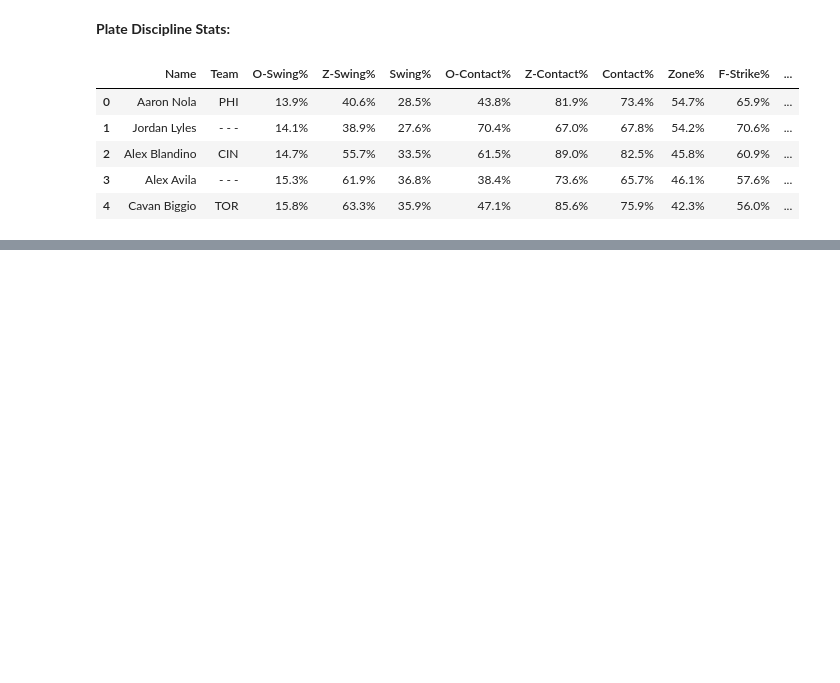
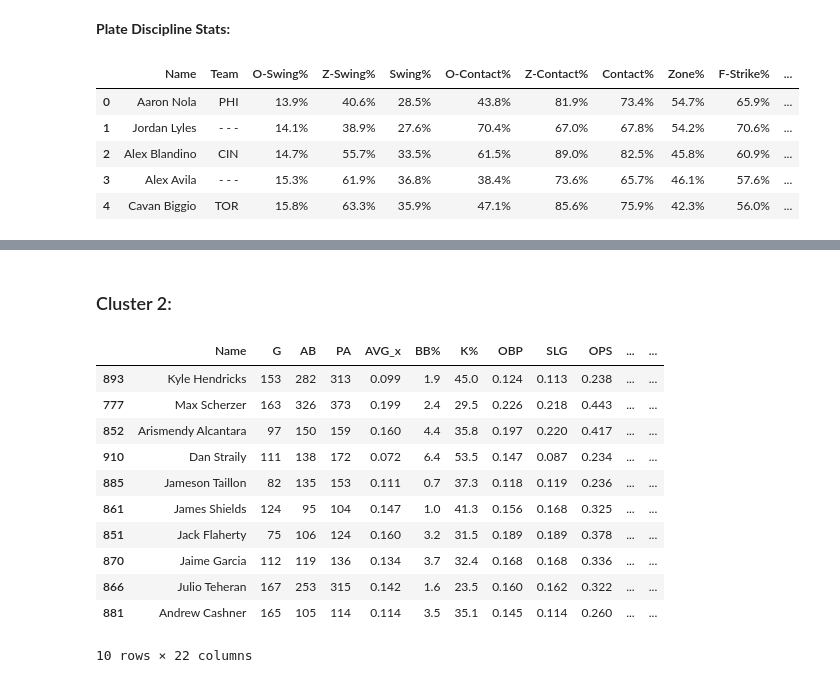
Before and after one commit to pbovard63/Predicting_MLB_Pitches, a Jupyter notebook: Clustering/Batter_Clustering.ipynb, the cells around one changed output, grey strips where cells are left out. Cells and saved outputs as stored; diff of their text form; code cells hidden in the pictures; blank space fills up the shorter version.

```diff
--- a/Clustering/Batter_Clustering.ipynb
+++ b/Clustering/Batter_Clustering.ipynb
@@ -315,0 +465,17 @@ fg_pd_df.head()
+# %% [markdown]
+### Cluster 2:
+# %%
+fg_combined_final[fg_combined_final.Cluster == 2].sample(10)
+# %% [output]
+|  | Name | G | AB | PA | AVG_x | BB% | K% | OBP | SLG | OPS | ... | ... |
+| 893 | Kyle Hendricks | 153 | 282 | 313 | 0.099 | 1.9 | 45.0 | 0.124 | 0.113 | 0.238 | ... | ... |
+| 777 | Max Scherzer | 163 | 326 | 373 | 0.199 | 2.4 | 29.5 | 0.226 | 0.218 | 0.443 | ... | ... |
+| 852 | Arismendy Alcantara | 97 | 150 | 159 | 0.160 | 4.4 | 35.8 | 0.197 | 0.220 | 0.417 | ... | ... |
+| 910 | Dan Straily | 111 | 138 | 172 | 0.072 | 6.4 | 53.5 | 0.147 | 0.087 | 0.234 | ... | ... |
+| 885 | Jameson Taillon | 82 | 135 | 153 | 0.111 | 0.7 | 37.3 | 0.118 | 0.119 | 0.236 | ... | ... |
+| 861 | James Shields | 124 | 95 | 104 | 0.147 | 1.0 | 41.3 | 0.156 | 0.168 | 0.325 | ... | ... |
+| 851 | Jack Flaherty | 75 | 106 | 124 | 0.160 | 3.2 | 31.5 | 0.189 | 0.189 | 0.378 | ... | ... |
+| 870 | Jaime Garcia | 112 | 119 | 136 | 0.134 | 3.7 | 32.4 | 0.168 | 0.168 | 0.336 | ... | ... |
+| 866 | Julio Teheran | 167 | 253 | 315 | 0.142 | 1.6 | 23.5 | 0.160 | 0.162 | 0.322 | ... | ... |
+| 881 | Andrew Cashner | 165 | 105 | 114 | 0.114 | 3.5 | 35.1 | 0.145 | 0.114 | 0.260 | ... | ... |
+10 rows × 22 columns
```
Also changed, not shown: parts of 41 cells of this notebook, 2 other files.
